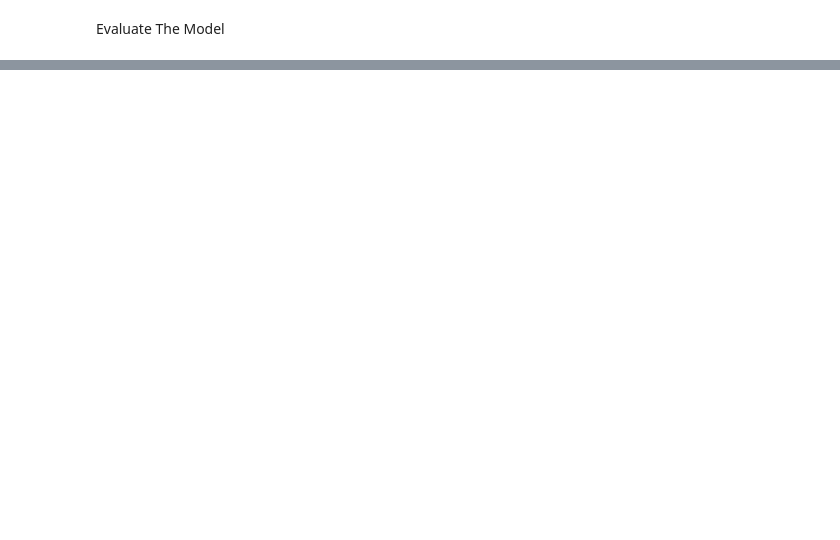
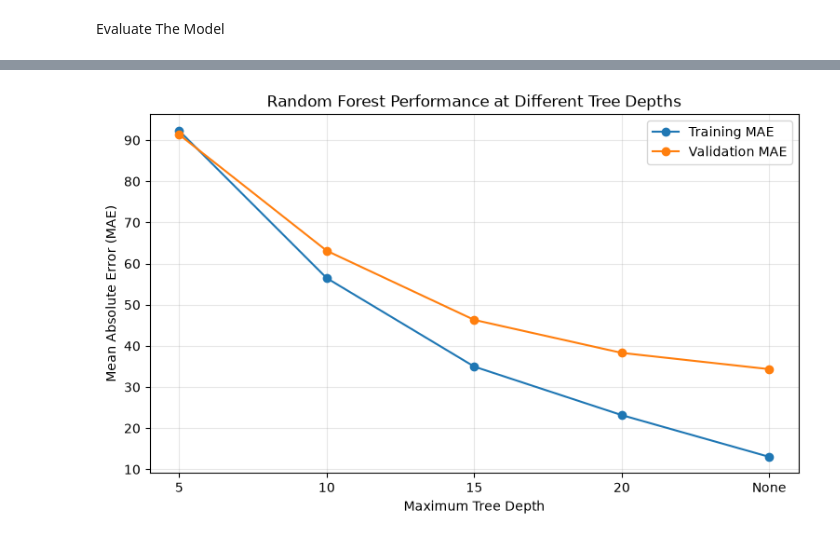
Before and after one commit to Mario03Jeffery/bike_rentals_project, a Jupyter notebook: notebooks/bike_demand_analysis.ipynb, the cells around one changed output, grey strips where cells are left out. Drawn from its saved outputs; the diff is of its cells as text; code cells hidden in the pictures; blank space fills up the shorter version.

```diff
--- a/notebooks/bike_demand_analysis.ipynb
+++ b/notebooks/bike_demand_analysis.ipynb
@@ -401,0 +408,8 @@ R-squared: 0.40794528681550424
+# %%
+from sklearn.ensemble import RandomForestRegressor
+
+rf_model = RandomForestRegressor(
+    n_estimators=100,
+    random_state=42,
+    n_jobs=-1
+)
@@ -401,0 +851,26 @@ R-squared: 0.40794528681550424
+# %%
+# Plot training and validation MAE for different tree depths
+plt.figure(figsize=(9, 5))
+
+plt.plot(
+    tuning_df["Max Depth"],
+    tuning_df["Training MAE"],
+    marker="o",
+    label="Training MAE"
+)
+
+plt.plot(
+    tuning_df["Max Depth"],
+    tuning_df["Validation MAE"],
+    marker="o",
+    label="Validation MAE"
+)
+
+plt.xlabel("Maximum Tree Depth")
+plt.ylabel("Mean Absolute Error (MAE)")
+plt.title("Random Forest Performance at Different Tree Depths")
+plt.legend()
+plt.grid(alpha=0.3)
+plt.show()
+# %% [output]
+[figure, added]
```
Also changed, not shown: parts of 47 cells of this notebook.
